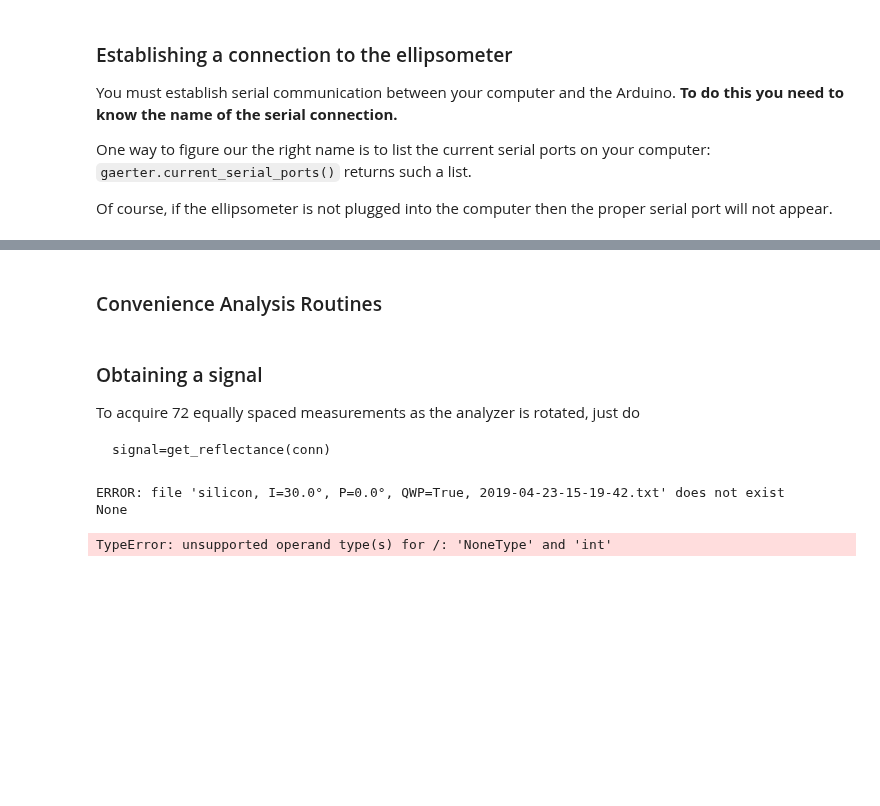
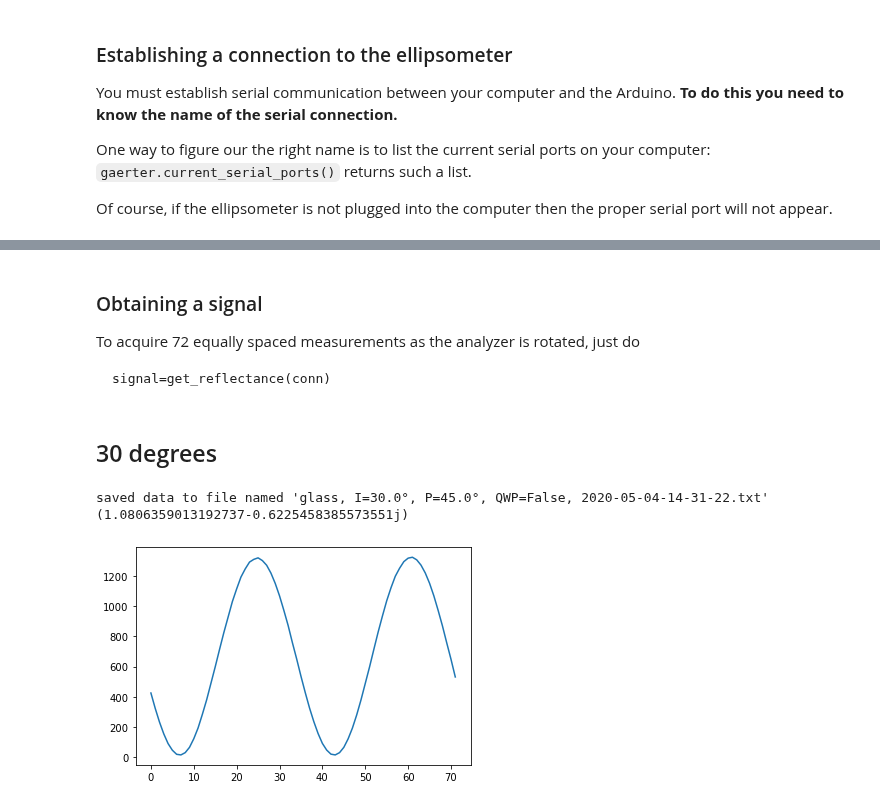
Before and after one commit to scottprahl/pypolar, a Jupyter notebook: docs/10d-Ellipsometer.ipynb, the cells around one changed output, grey strips where cells are left out. Cells and saved outputs as stored; diff of their text form; code cells hidden in the pictures; blank space fills up the shorter version.

````diff
--- a/docs/10d-Ellipsometer.ipynb
+++ b/docs/10d-Ellipsometer.ipynb
@@ -55,6 +48,6 @@ print(s)
 ### Identify the port that is connected to the Arduino
 ### Copy that portname and port connected to the Ardunio string from above as the correct serial port id below
 
-id = '/dev/tty.usbmodem14101'   # UPDATE ME
+id = '/dev/cu.usbmodemFD131'   # UPDATE ME
 
-conn = gaerter.connect_to_ellipsometer(id)
+conn = gaertner.connect_to_ellipsometer(id)
@@ -79,2 +53,0 @@ This notebook won't collect data unless everything is turned on and you establis
-# %% [markdown]
-### Convenience Analysis Routines
@@ -92,38 +58,24 @@ To acquire 72 equally spaced measurements as the analyzer is rotated, just do
 ```
 signal=get_reflectance(conn)
 ```
-# %%
-# Testing
-P = 350
-theta_i = 90
-QWP = False
-offset=30
-#signal=get_reflectance(conn)
-#filename=save_data_with_name(signal,'silicon',theta_i,P,QWP)
-
-filename = 'silicon, I=30.0°, P=0.0°, QWP=True, 2019-04-23-15-19-42.txt'
-signal = gaerter.read_data_with_name(filename)
-
-print(signal)
-I_0, alpha, beta = ell.find_fourier(phi,signal)
-fitted_signal = I_0*(1+alpha*np.cos(2*phi)+beta*np.sin(2*phi))
-
-plt.scatter(degrees,signal,s=5, color='black')
-plt.plot(degrees,fitted_signal, color='red')
-
-plt.xlabel("Analyzer Angle (degrees)")
-plt.ylabel("Ellipsometer Measurement")
-plt.title(r"Silicon, $\theta_i$=%.0f, P=%.1f°, QWP=%r" % (theta_i, P, QWP) )
-plt.axvline(P,color='blue')
-plt.axvline((P+offset)%360,linestyle=':',color='blue')
-
-plt.xlim(-10,370)
-plt.show()
-
-print("   I_0 = %6.2f" % I_0)
-print(" alpha = %6.2f" % alpha)
-print("  beta = %6.2f" % beta)
-# %% [output]
-ERROR: file 'silicon, I=30.0°, P=0.0°, QWP=True, 2019-04-23-15-19-42.txt' does not exist
-None
-TypeError: unsupported operand type(s) for /: 'NoneType' and 'int'
+# %% [markdown]
+## 30 degrees
+# %%
+#glass
+P = np.radians(45)
+degrees = np.linspace(0,360,num=72,endpoint=False)
+phi = np.radians(degrees)
+theta_i = np.radians(30)
+
+signal = gaertner.avg_reflectance(conn)
+rho = ell.rho_from_rotating_analyzer_data(phi, signal, P, QWP=False)
+
+gaertner.save_data_with_name(signal, "glass", np.degrees(theta_i), np.degrees(P), QWP=False)
+m = ell.m_from_rho(rho,theta_i)
+print(m)
+plt.plot(signal)
+plt.show()
+# %% [output]
+saved data to file named 'glass, I=30.0°, P=45.0°, QWP=False, 2020-05-04-14-31-22.txt'
+(1.0806359013192737-0.6225458385573551j)
+[figure, added]
````
Also changed, not shown: parts of 9 cells of this notebook.
